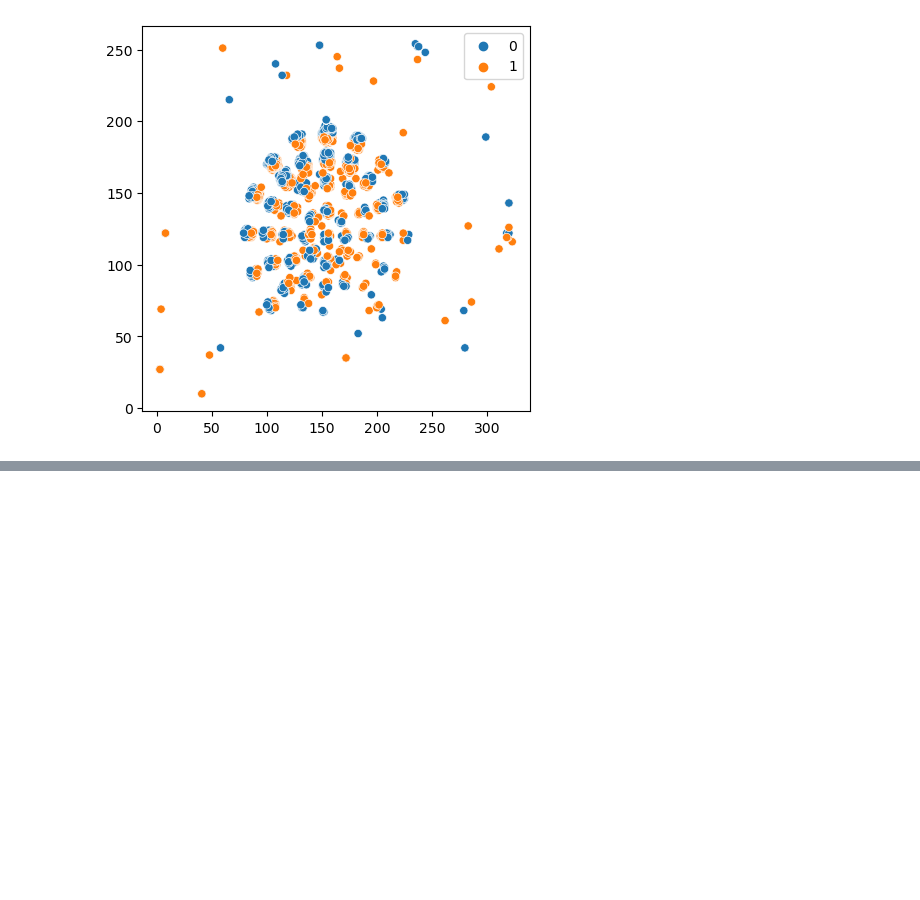
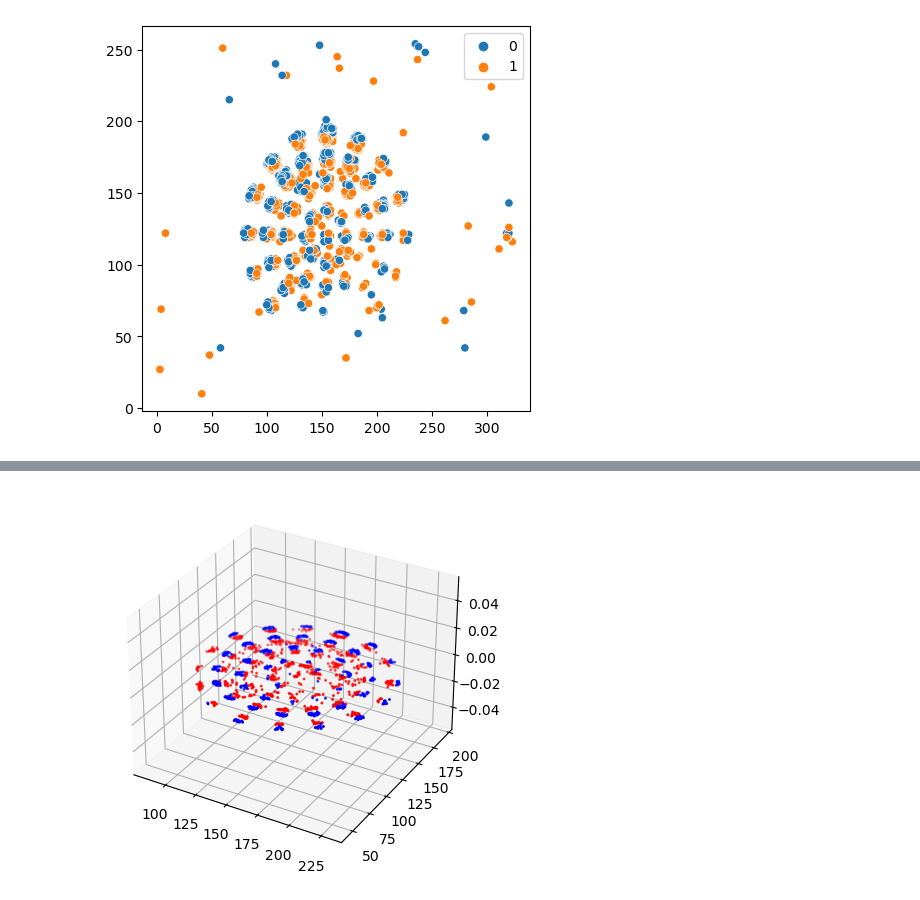
Before and after one commit to AdvancedResearchInnovationCenter/TactiGraph, a Jupyter notebook: src/end_to_end.ipynb, the cells around one changed output, grey strips where cells are left out. Saved outputs shown, nothing was run; the diff lists cells and outputs as text; code cells hidden in the pictures; blank space fills up the shorter version.

```diff
--- a/src/end_to_end.ipynb
+++ b/src/end_to_end.ipynb
@@ -473,0 +448,18 @@ TactileDataset(1545)
+# %%
+def events_plot_3d(events_data):
+    events_data[:,2] = (events_data[:,2] - events_data[0,2]).astype(float) / 1e9
+    events_positive = events_data[events_data[:,3]==1, 0:3]
+    events_negative = events_data[events_data[:,3]==0, 0:3]
+
+    # Visualize events in 3D
+    fig = plt.figure()
+    ax = fig.add_subplot(111, projection='3d')
+    px_pos = events_positive[:,0]
+    py_pos = events_positive[:,1]
+    t_st_pos = events_positive[:,2]
+    ax.scatter(px_pos, py_pos, t_st_pos, c="red", s=5, marker='.')
+    px_neg = events_negative[:,0]
+    py_neg = events_negative[:,1]
+    t_st_neg = events_negative[:,2]
+    ax.scatter(px_neg, py_neg, t_st_neg, c="blue", s=5, marker='.')
+    plt.show()
@@ -473,0 +492,4 @@ TactileDataset(1545)
+# %%
+events_plot_3d(event_arrays[0])
+# %% [output]
+[figure, added]
```
Also changed, not shown: parts of 9 cells of this notebook, 10 other files.
